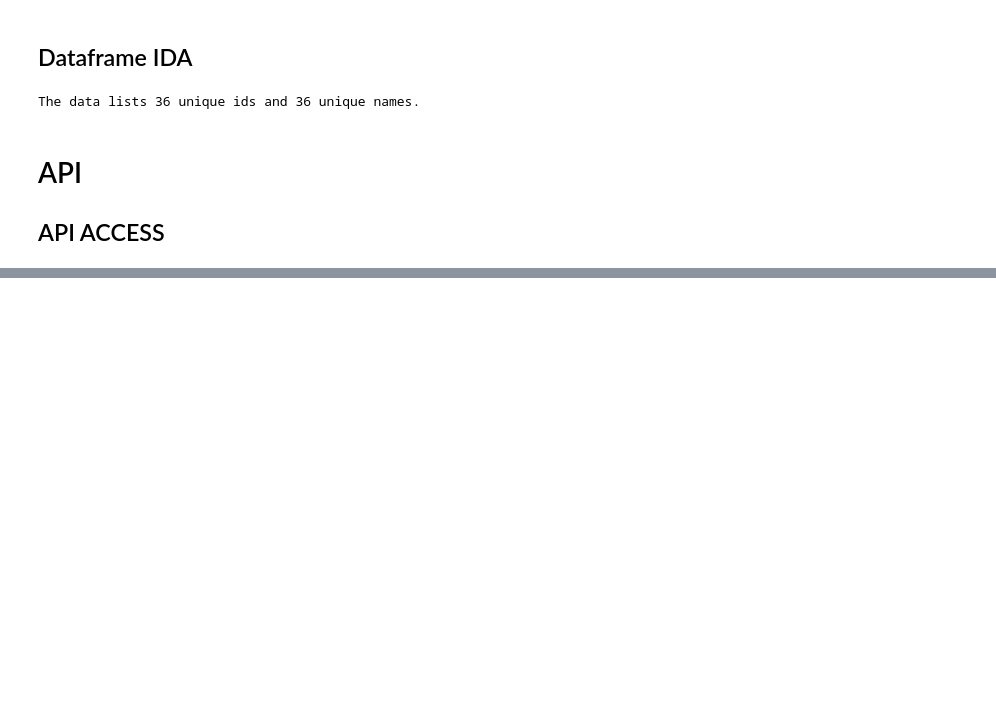
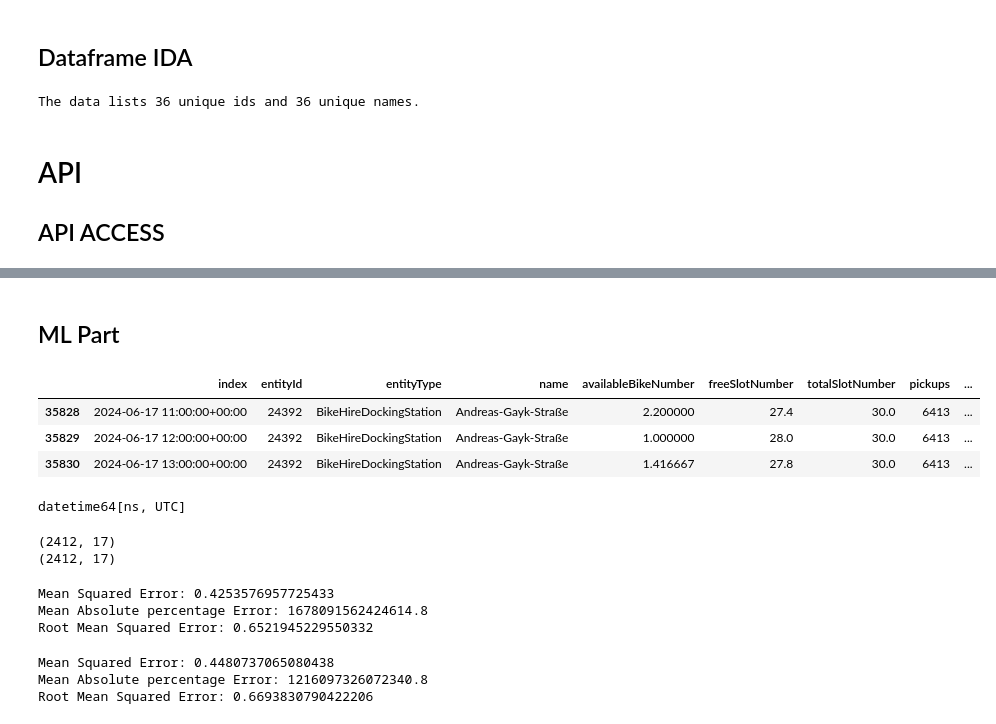
Before and after one commit to MrMysticus/Application_Project_2024, a Jupyter notebook: paul_work.ipynb, the cells around one changed output, grey strips where cells are left out. Cells and saved outputs as stored; diff of their text form; code cells hidden in the pictures; blank space fills up the shorter version.

```diff
--- a/paul_work.ipynb
+++ b/paul_work.ipynb
@@ -163,0 +226,2 @@ NameError: name 'response_data' is not defined
+# %% [markdown]
+## ML Part
@@ -163,0 +234,37 @@ NameError: name 'response_data' is not defined
+# %%
+df_ags = df_flx[df_flx['name'] == 'Andreas-Gayk-Straße']
+df_ags_mf = df_ags.copy()
+
+df_ags_mf['index'] = pd.to_datetime(df_ags_mf['index']) #more features
+
+# Features erzeugen
+df_ags_mf['Year'] = df_ags_mf['index'].dt.year
+df_ags_mf['Month'] = np.sin(df_ags_mf['index'].dt.month)
+df_ags_mf['Day'] = df_ags_mf['index'].dt.day
+df_ags_mf['Hour'] = df_ags_mf['index'].dt.hour  # Stunde des Tages im 24-Stunden-Format
+df_ags_mf['Season'] = df_ags_mf['index'].dt.month % 12 // 3 + 1  # Jahreszeit (1=Winter, 2=Frühling, 3=Sommer, 4=Herbst)
+df_ags_mf['Weekend'] = df_ags_mf['index'].dt.weekday >= 5  # Boolescher Wert für Wochenende (Samstag=5, Sonntag=6)
+df_ags_mf['DayOfWeek'] = np.cos(df_ags_mf['index'].dt.dayofweek)
+df_ags_mf['DayOfYear'] = df_ags_mf['index'].dt.dayofyear
+
+df_ags_mf.head(3)
+# %% [output]
+|  | index | entityId | entityType | name | availableBikeNumber | freeSlotNumber | totalSlotNumber | pickups | ... |
+| 35828 | 2024-06-17 11:00:00+00:00 | 24392 | BikeHireDockingStation | Andreas-Gayk-Straße | 2.200000 | 27.4 | 30.0 | 6413 | ... |
+| 35829 | 2024-06-17 12:00:00+00:00 | 24392 | BikeHireDockingStation | Andreas-Gayk-Straße | 1.000000 | 28.0 | 30.0 | 6413 | ... |
+| 35830 | 2024-06-17 13:00:00+00:00 | 24392 | BikeHireDockingStation | Andreas-Gayk-Straße | 1.416667 | 27.8 | 30.0 | 6413 | ... |
+# %%
+df_ags_mf['index'].dtype
+# %% [output]
+datetime64[ns, UTC]
+# %%
+print(df_ags_mf.shape)
+df_ags_mf.dropna()
+print(df_ags_mf.shape)
+df_ags_mf.set_index('index', inplace=True)
+df_ags_mf.dropna(inplace=True)
+df_ags_mf.index.tz_localize(None)
+df_ags_mf = df_ags_mf.asfreq('h')
+# %% [output]
+(2412, 17)
+(2412, 17)
@@ -164 +309,39 @@ NameError: name 'response_data' is not defined
+# %%
+train = df_ags_mf[(df_ags_mf.index <= '2024-08-25 00:00:00+00:00') & (df_ags_mf.index > '2024-08-08 00:00:00+00:00')]['availableBikeNumber']
+test = df_ags_mf[(df_ags_mf.index >= '2024-08-25 00:00:00+00:00') & (df_ags_mf.index < '2024-08-26 00:00:00+00:00')]['availableBikeNumber']
+try:
+    model = ExponentialSmoothing(train, trend='add', seasonal='add', initialization_method = 'estimated',
+                                 seasonal_periods=24)
+    fit = model.fit(smoothing_seasonal=0.2,)
+    forecast = fit.forecast(
+        steps=24)
+except:
+    print(fit.mle_retvals)
+print(f'Mean Squared Error: {mean_squared_error(test, forecast)}')
+print(f'Mean Absolute percentage Error: {mean_absolute_percentage_error(test, forecast)}')
+print(f'Root Mean Squared Error: {root_mean_squared_error(test, forecast)}')
+plot_that(test,forecast)
+# %% [output]
+Mean Squared Error: 0.4253576957725433
+Mean Absolute percentage Error: 1678091562424614.8
+Root Mean Squared Error: 0.6521945229550332
+# %%
+train = df_ags_mf[(df_ags_mf.index <= '2024-08-21 00:00:00+00:00') & (df_ags_mf.index > '2024-08-9 00:00:00+00:00')]['availableBikeNumber']
+test = df_ags_mf[(df_ags_mf.index >= '2024-08-21 00:00:00+00:00') & (df_ags_mf.index < '2024-08-23 00:00:00+00:00')]['availableBikeNumber']
+try:
+    model = ExponentialSmoothing(train, trend='add', seasonal='add', initialization_method = 'estimated',
+                                 seasonal_periods=24)
+    fit = model.fit(smoothing_seasonal=0.2,)
+    forecast = fit.forecast(
+        steps=48)
+except:
+    print(fit.mle_retvals)
+print(f'Mean Squared Error: {mean_squared_error(test, forecast)}')
+print(f'Mean Absolute percentage Error: {mean_absolute_percentage_error(test, forecast)}')
+print(f'Root Mean Squared Error: {root_mean_squared_error(test, forecast)}')
+plot_that(test,forecast)
+# %% [output]
+Mean Squared Error: 0.4480737065080438
+Mean Absolute percentage Error: 1216097326072340.8
+Root Mean Squared Error: 0.6693830790422206
 # %% [markdown]
```
Also changed, not shown: parts of 22 cells of this notebook.
